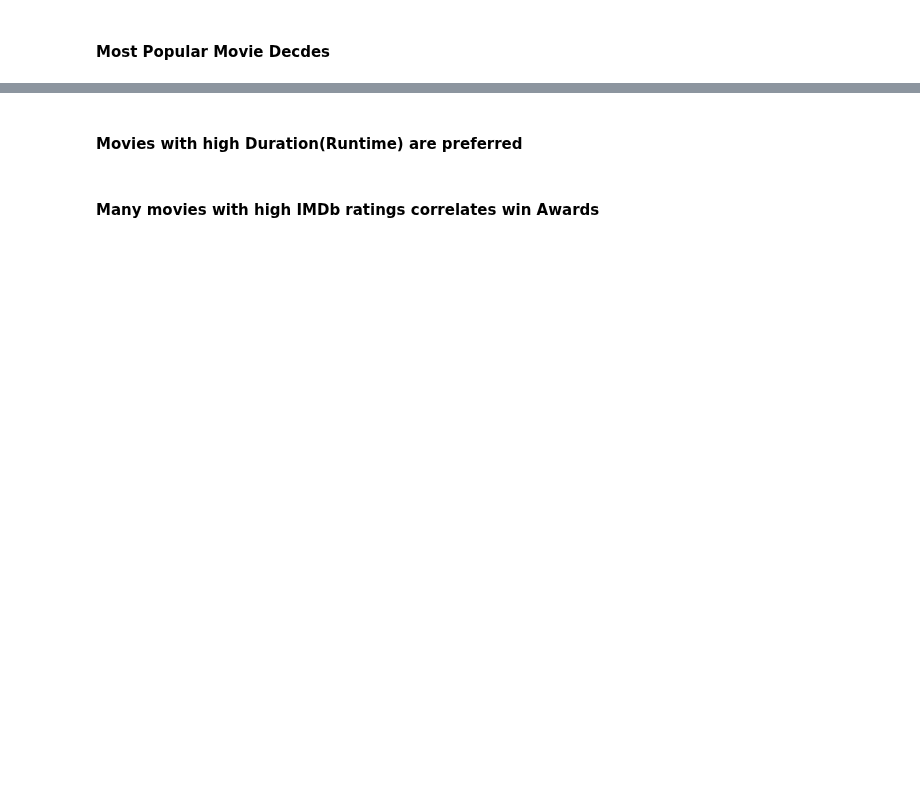
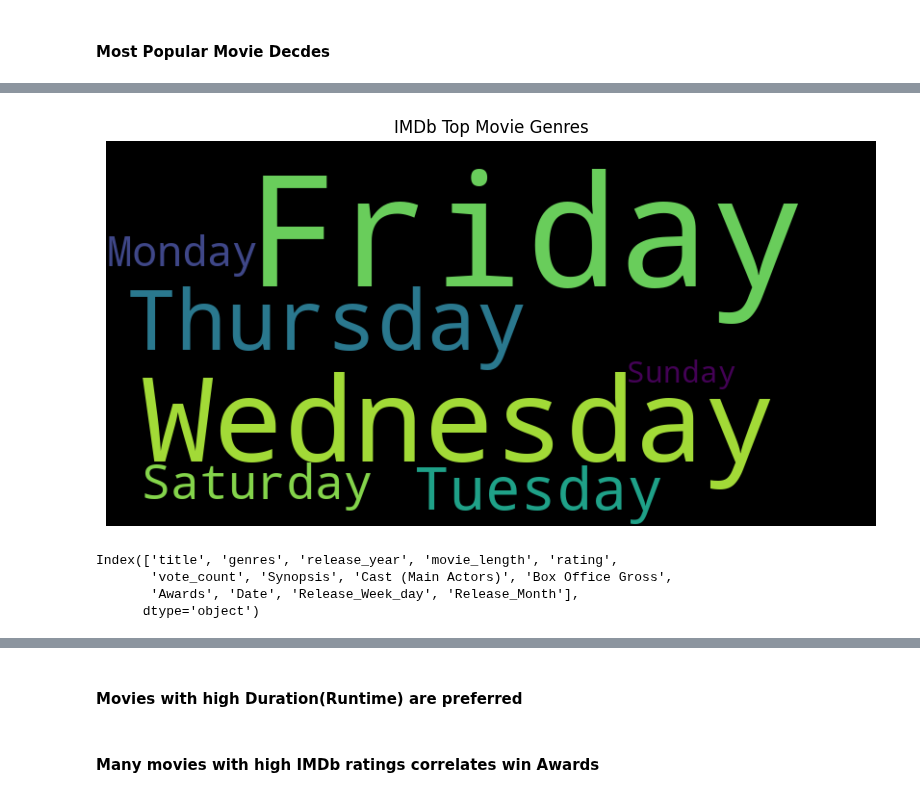
Before and after one commit to Cemputus/Data-Mining-and-Wrangling---movie-scraping, a Jupyter notebook: Analysis/Edube_webscrap.ipynb, the cells around one changed output, grey strips where cells are left out. Drawn from its saved outputs; the diff is of its cells as text; code cells hidden in the pictures; blank space fills up the shorter version.

```diff
--- a/Analysis/Edube_webscrap.ipynb
+++ b/Analysis/Edube_webscrap.ipynb
@@ -343,0 +382,7 @@ dtype: float64
+# %%
+all_week_days = cleaned_reformed['Release_Week_day'].dropna().str.split(', ').sum()
+day_counts = Counter(all_week_days)
+
+# Identify the most frequent genre
+most_all_week_days = genre_counts.most_common(1)[0]
+day_counts
@@ -343,0 +397,19 @@ dtype: float64
+# %%
+wordcloud = WordCloud(width=800, height=400, background_color='black', colormap='viridis')
+wordcloud.generate_from_frequencies(day_counts)
+
+# Plot word cloud
+plt.figure(figsize=(10, 5))
+plt.imshow(wordcloud, interpolation='bilinear')
+plt.axis('off')
+plt.title('IMDb Top Movie Genres')
+plt.show()
+# %% [output]
+[figure, added]
+# %%
+cleaned_reformed.columns
+# %% [output]
+Index(['title', 'genres', 'release_year', 'movie_length', 'rating',
+       'vote_count', 'Synopsis', 'Cast (Main Actors)', 'Box Office Gross',
+       'Awards', 'Date', 'Release_Week_day', 'Release_Month'],
+      dtype='object')
```
Also changed, not shown: parts of 8 cells of this notebook.
